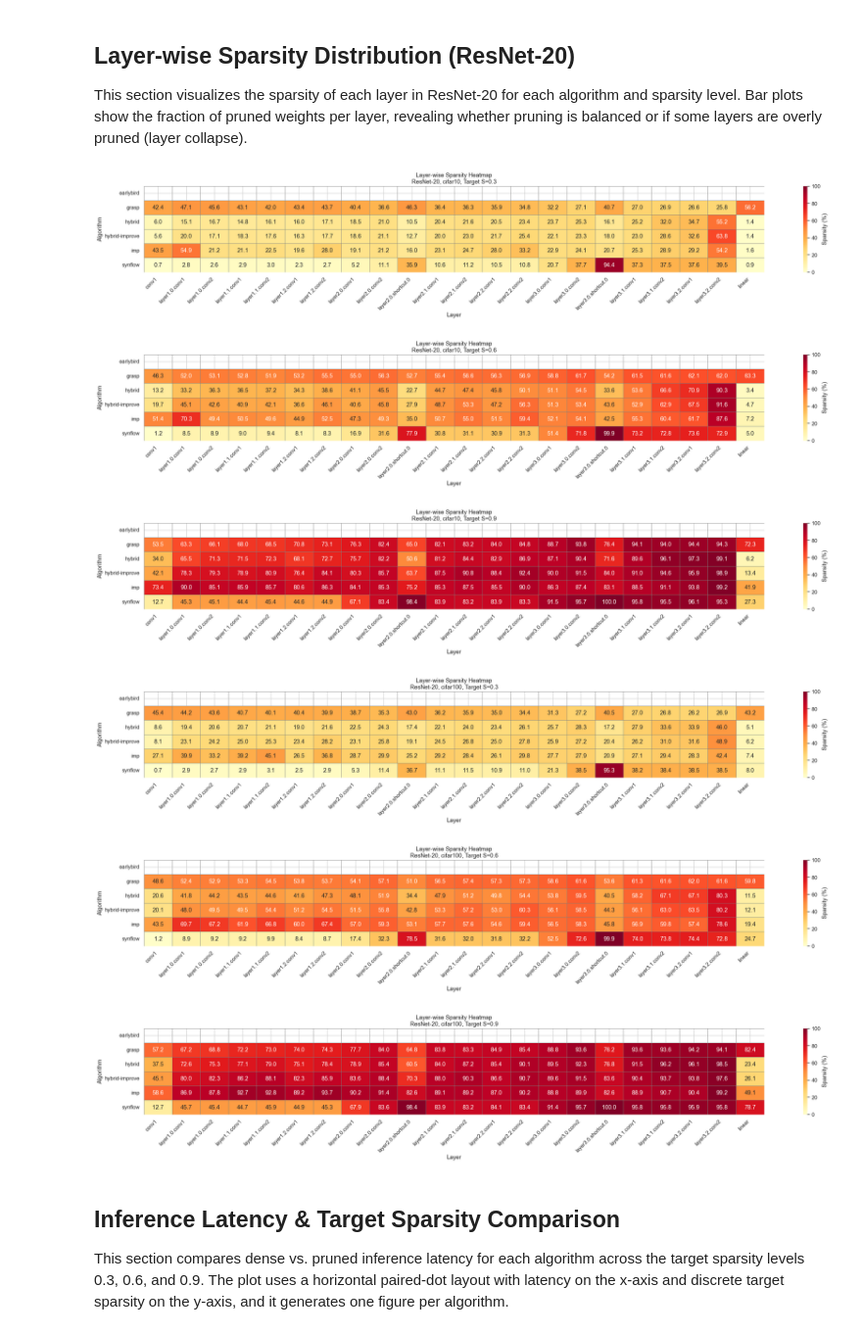
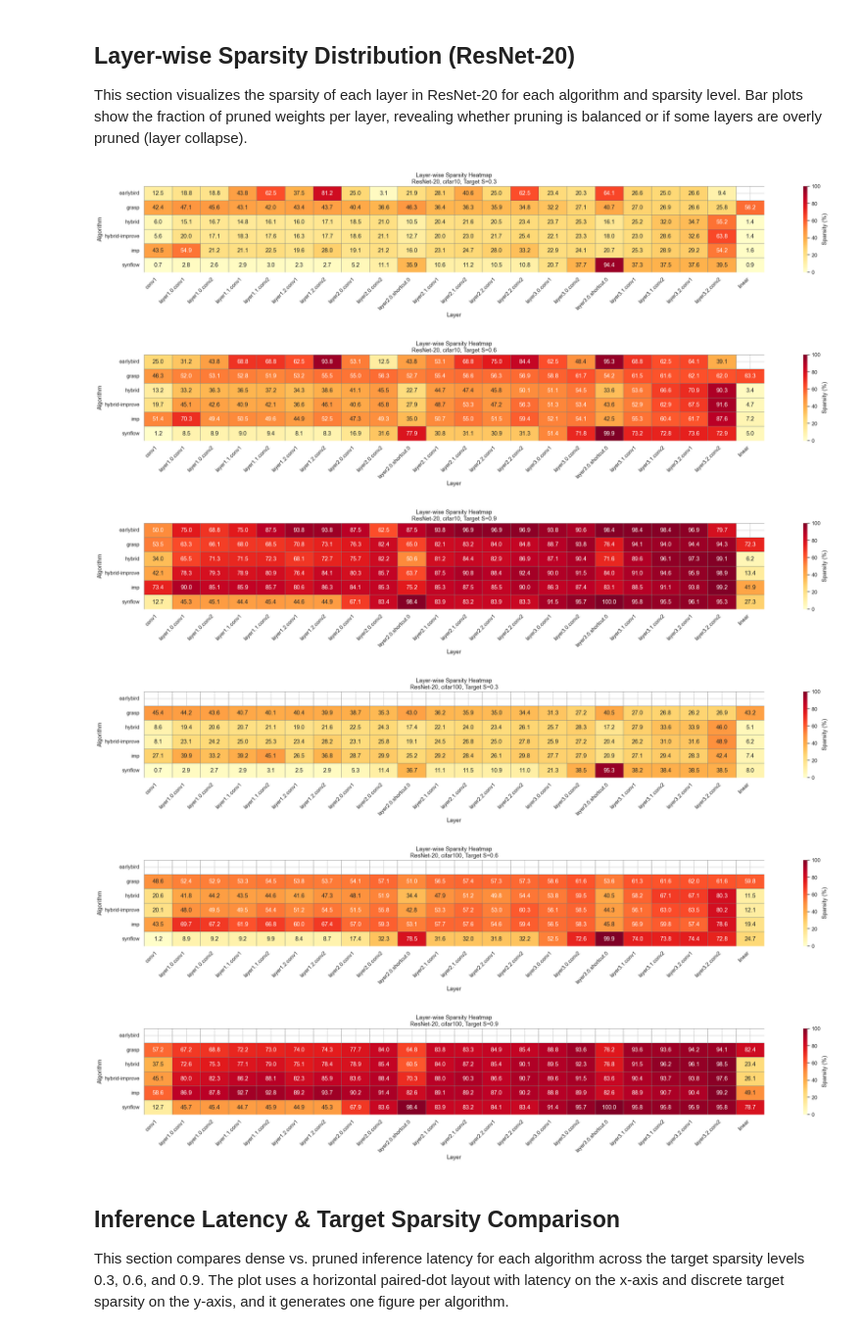
Before and after one commit to TruongQuocAnh76/lth_thesis, a Jupyter notebook: notebooks/results.ipynb, the cells around one changed output. Shown at 98% size. Saved outputs shown, nothing was run; the diff lists cells and outputs as text; code cells hidden in the pictures.

Commit message:
update eb and hybrid improve results, fix eb

```diff
--- a/notebooks/results.ipynb
+++ b/notebooks/results.ipynb
@@ -739,6 +739,21 @@ SYNFLOW_RHO_TO_TARGET = {
     1.43: 0.3,
     2.5: 0.6,
 }
+
+def _normalize_layer_name(name):
+    """Normalize layer keys so equivalent heads do not become NaN categories."""
+    if name is None:
+        return None
+
+    key = str(name)
+    if key.endswith(".weight") or key.endswith(".bias"):
+        key = key.rsplit(".", 1)[0]
+
+    if key == "fc":
+        return "linear"
+
+    return key
+
 
 layer_sparsity_records = []
 layer_name_order = []
@@ -801,17 +816,31 @@ for algo in ALGO_DIRS:
         if phases:
             layer_sparsities = phases[-1].get("layer_sparsities")
 
-        # 2) Try final_results (earlybird)
+        # 2) Try finetune_phase (Early-Bird stores layer sparsities here)
+        if layer_sparsities is None or not isinstance(layer_sparsities, dict):
+            finetune_phase = data.get("finetune_phase", {})
+            if isinstance(finetune_phase, dict):
+                layer_sparsities = finetune_phase.get("layer_sparsities")
+
+        # 3) Try train_history.finetune_phase (some exports keep phase history here)
+        if layer_sparsities is None or not isinstance(layer_sparsities, dict):
+            train_history = data.get("train_history", {})
+            if isinstance(train_history, dict):
+                fh = train_history.get("finetune_phase", {})
+                if isinstance(fh, dict):
+                    layer_sparsities = fh.get("layer_sparsities")
+
+        # 4) Try final_results (available after recompute/backfill flows)
         if layer_sparsities is None or not isinstance(layer_sparsities, dict):
             final_results = data.get("final_results", {})
             layer_sparsities = final_results.get("layer_sparsities")
 
-        # 3) Try pruning (grasp, synflow)
+        # 5) Try pruning (grasp, synflow)
         if layer_sparsities is None or not isinstance(layer_sparsities, dict):
             pruning = data.get("pruning", {})
             layer_sparsities = pruning.get("layer_sparsities")
 
-        # 4) Try IMP: look for layer_sparsities in the last iteration if present
+        # 6) Try IMP: look for layer_sparsities in the last iteration if present
         if layer_sparsities is None or not isinstance(layer_sparsities, dict):
             iterations = data.get("iterations")
             if isinstance(iterations, list) and len(iterations) > 0:
@@ -836,17 +865,23 @@ for algo in ALGO_DIRS:
         all_datasets.add(dataset)
         all_target_sparsities.add(target_sparsity)
 
-        # Track layer order using first valid run
-        if not layer_name_order:
-            layer_name_order = list(layer_sparsities.keys())
-        layer_name_set.update(layer_sparsities.keys())
+        for raw_name in layer_sparsities.keys():
+            normalized_name = _normalize_layer_name(raw_name)
+            if normalized_name is None:
+                continue
+            if normalized_name not in layer_name_set:
+                layer_name_set.add(normalized_name)
+                layer_name_order.append(normalized_name)
 
         for lname, spars in layer_sparsities.items():
+            normalized_name = _normalize_layer_name(lname)
+            if normalized_name is None:
+                continue
             layer_sparsity_records.append({
                 "algorithm": algo,
                 "dataset": dataset,
                 "target_sparsity": target_sparsity,
-                "layer": lname,
+                "layer": normalized_name,
                 "layer_sparsity": float(spars) * 100.0,
             })
 
@@ -874,36 +909,36 @@ for dataset in valid_datasets:
         group = layer_sparsity_df[
             (layer_sparsity_df["dataset"] == dataset)
             & (layer_sparsity_df["target_sparsity"] == target_sparsity)
         ]
         if group.empty:
             continue
 
         pivot = group.pivot(index="algorithm", columns="layer", values="layer_sparsity")
         pivot = pivot.reindex(index=sorted(ALGO_DIRS))
 
         plt.figure(figsize=(1.2 * len(layer_name_order), 2 + 0.5 * len(pivot)))
         sns.heatmap(
             pivot,
             annot=True,
             fmt=".1f",
             cmap="YlOrRd",
             cbar_kws={"label": "Sparsity (%)"},
             linewidths=0.5,
             linecolor="gray",
             vmin=0,
             vmax=100,
         )
         plt.xlabel("Layer")
         plt.ylabel("Algorithm")
         plt.title(f"Layer-wise Sparsity Heatmap\nResNet-20, {dataset}, Target S={target_sparsity}")
         plt.xticks(rotation=45, ha="right")
         plt.yticks(rotation=0)
         plt.tight_layout()
         plt.show()
 # %% [output]
-[figure, old version]
+[figure, new version]
-[figure, old version]
+[figure, new version]
-[figure, old version]
+[figure, new version]
 [figure]
 [figure]
 [figure]
```
Also changed, not shown: 20 other files.
